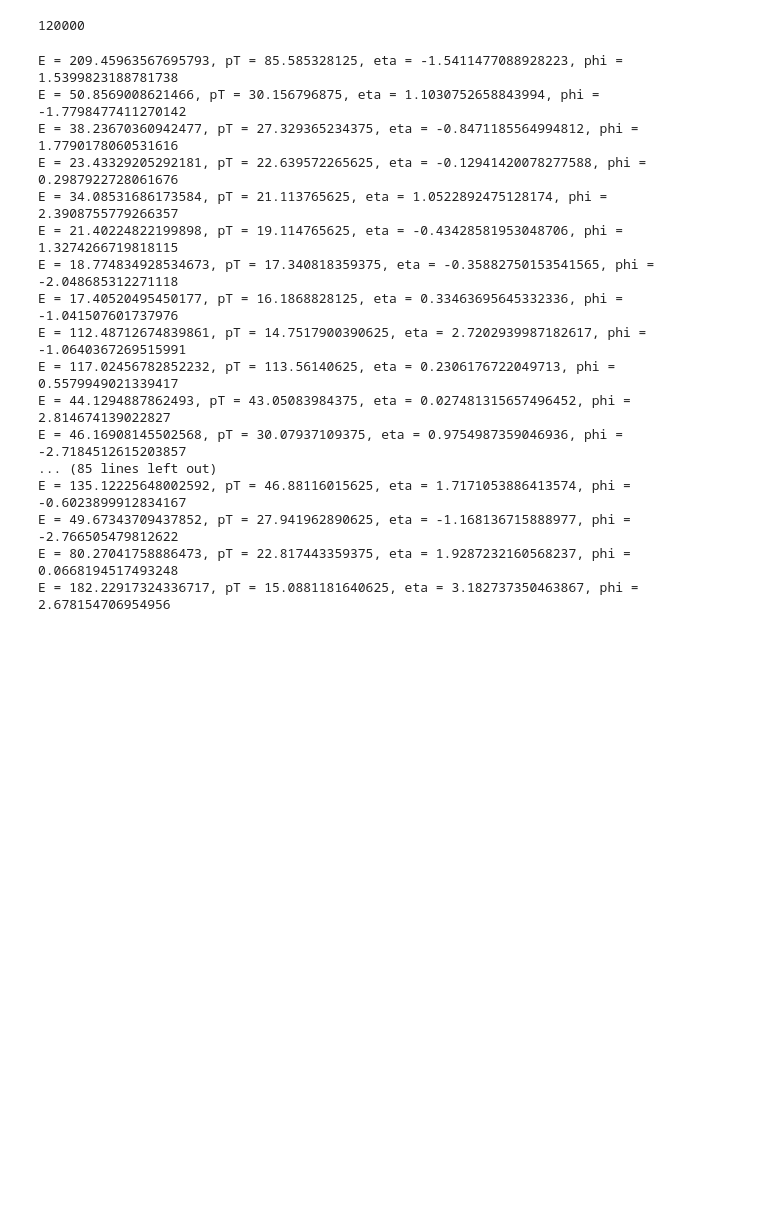
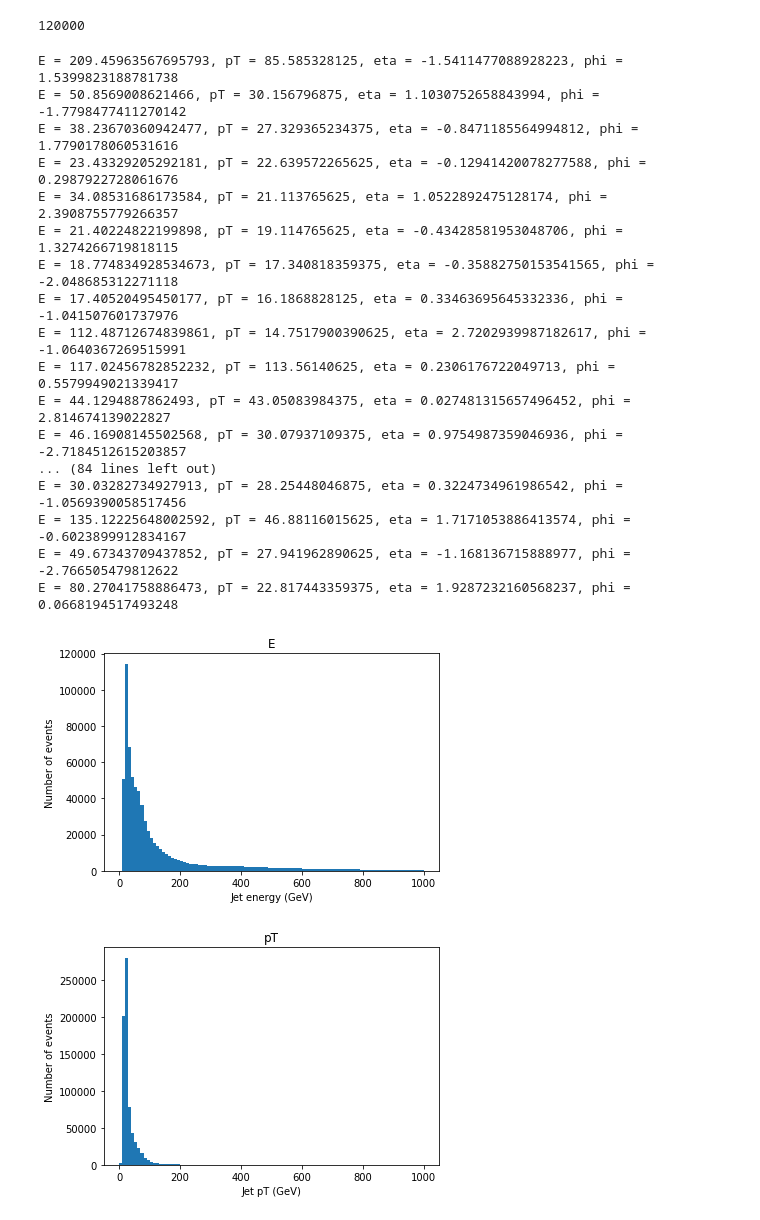
Before and after one commit to masonproffitt/BDTTrainingAnalysisLanguage, a Jupyter notebook: examples/p4_test.ipynb, the cells around one changed output. Cells and saved outputs as stored; diff of their text form; code cells hidden in the pictures; blank space fills up the shorter version.

```diff
--- a/examples/p4_test.ipynb
+++ b/examples/p4_test.ipynb
@@ -164,33 +164,59 @@ def deltaPhi(v1, v2):
 def deltaR(v1, v2):
     return hypot(deltaEta(v1, v2), deltaPhi(v1, v2))
 # %%
+import matplotlib.pyplot as plt
 n = 0
 for event_arrays in zip(output_array[0], output_array[1], output_array[2], output_array[3]):
     for jet_properties_tuple in zip(event_arrays[0], event_arrays[1], event_arrays[2], event_arrays[3]):
         E = jet_properties_tuple[0]
         pT = jet_properties_tuple[1]
         eta = jet_properties_tuple[2]
         phi = jet_properties_tuple[3]
         p4 = FourMomentum(E, pT, eta, phi)
-        print(p4)
+        if n < 100:
+            print(p4)
         n += 1
-    if n > 100:
-        break
+
+plt.hist(output_array[0].flatten(), 100, (0,1000))
+plt.title('E')
+plt.xlabel('Jet energy (GeV)')
+plt.ylabel('Number of events')
+plt.show()
+
+plt.hist(output_array[1].flatten(), 100, (0,1000))
+plt.title('pT')
+plt.xlabel('Jet pT (GeV)')
+plt.ylabel('Number of events')
+plt.show()
+
+plt.hist(output_array[2].flatten(), 100, (-5,5))
+plt.title('Eta')
+plt.xlabel('Jet eta')
+plt.ylabel('Number of events')
+plt.show()
+
+plt.hist(output_array[3].flatten(), 100, (-pi,pi))
+plt.title('Phi')
+plt.xlabel('Jet phi (rad)')
+plt.ylabel('Number of events')
+plt.show()
 # %% [output]
 E = 209.45963567695793, pT = 85.585328125, eta = -1.5411477088928223, phi = 1.5399823188781738
 E = 50.8569008621466, pT = 30.156796875, eta = 1.1030752658843994, phi = -1.7798477411270142
 E = 38.23670360942477, pT = 27.329365234375, eta = -0.8471185564994812, phi = 1.7790178060531616
 E = 23.43329205292181, pT = 22.639572265625, eta = -0.12941420078277588, phi = 0.2987922728061676
 E = 34.08531686173584, pT = 21.113765625, eta = 1.0522892475128174, phi = 2.3908755779266357
 E = 21.40224822199898, pT = 19.114765625, eta = -0.43428581953048706, phi = 1.3274266719818115
 E = 18.774834928534673, pT = 17.340818359375, eta = -0.35882750153541565, phi = -2.048685312271118
 E = 17.40520495450177, pT = 16.1868828125, eta = 0.33463695645332336, phi = -1.041507601737976
 E = 112.48712674839861, pT = 14.7517900390625, eta = 2.7202939987182617, phi = -1.0640367269515991
 E = 117.02456782852232, pT = 113.56140625, eta = 0.2306176722049713, phi = 0.5579949021339417
 E = 44.1294887862493, pT = 43.05083984375, eta = 0.027481315657496452, phi = 2.814674139022827
 E = 46.16908145502568, pT = 30.07937109375, eta = 0.9754987359046936, phi = -2.7184512615203857
-... (85 lines left out)
+... (84 lines left out)
+E = 30.03282734927913, pT = 28.25448046875, eta = 0.3224734961986542, phi = -1.0569390058517456
 E = 135.12225648002592, pT = 46.88116015625, eta = 1.7171053886413574, phi = -0.6023899912834167
 E = 49.67343709437852, pT = 27.941962890625, eta = -1.168136715888977, phi = -2.766505479812622
 E = 80.27041758886473, pT = 22.817443359375, eta = 1.9287232160568237, phi = 0.0668194517493248
-E = 182.22917324336717, pT = 15.0881181640625, eta = 3.182737350463867, phi = 2.678154706954956
+[figure, added]
+[figure, added]
```
Also changed, not shown: parts of 3 cells of this notebook.
